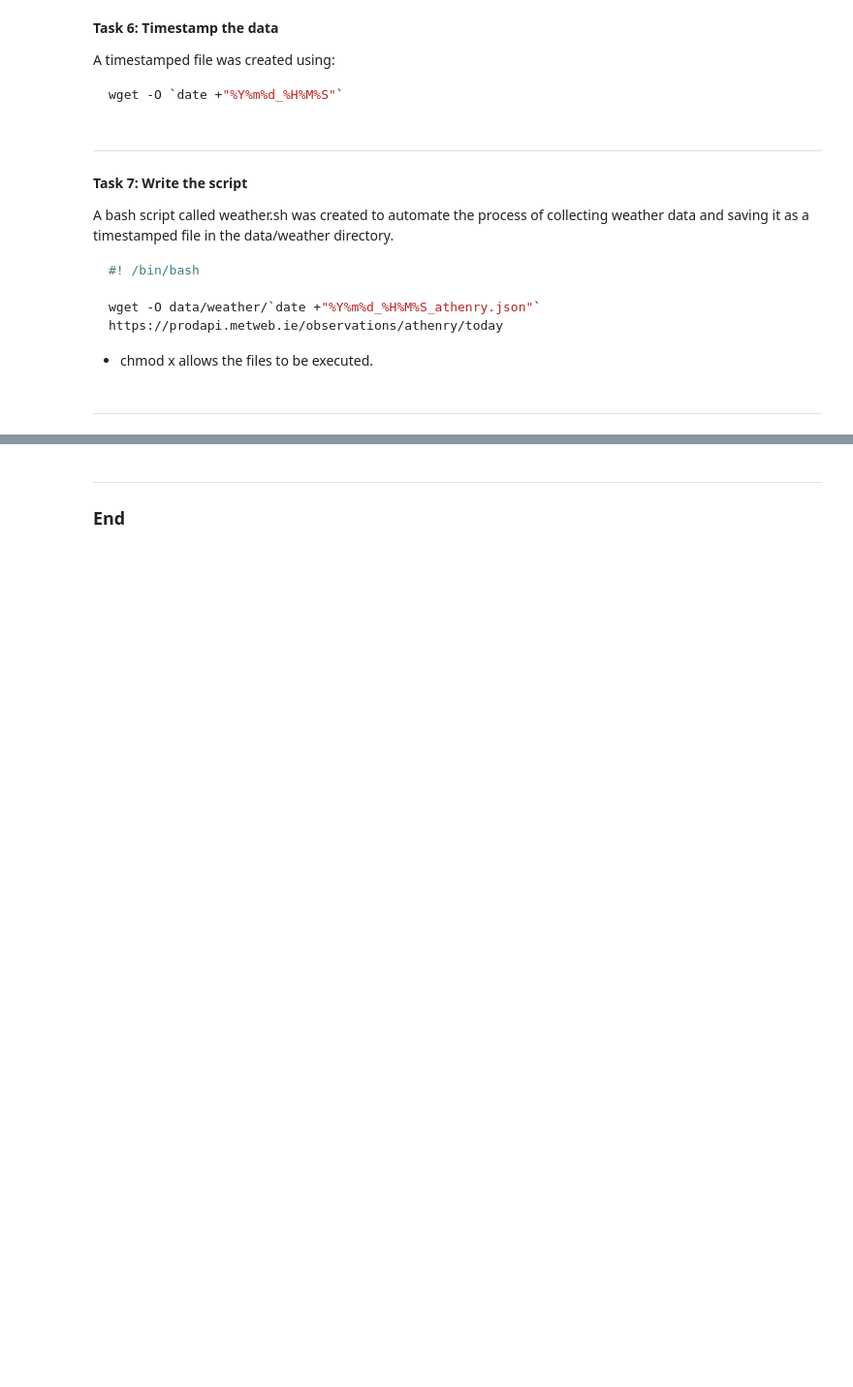
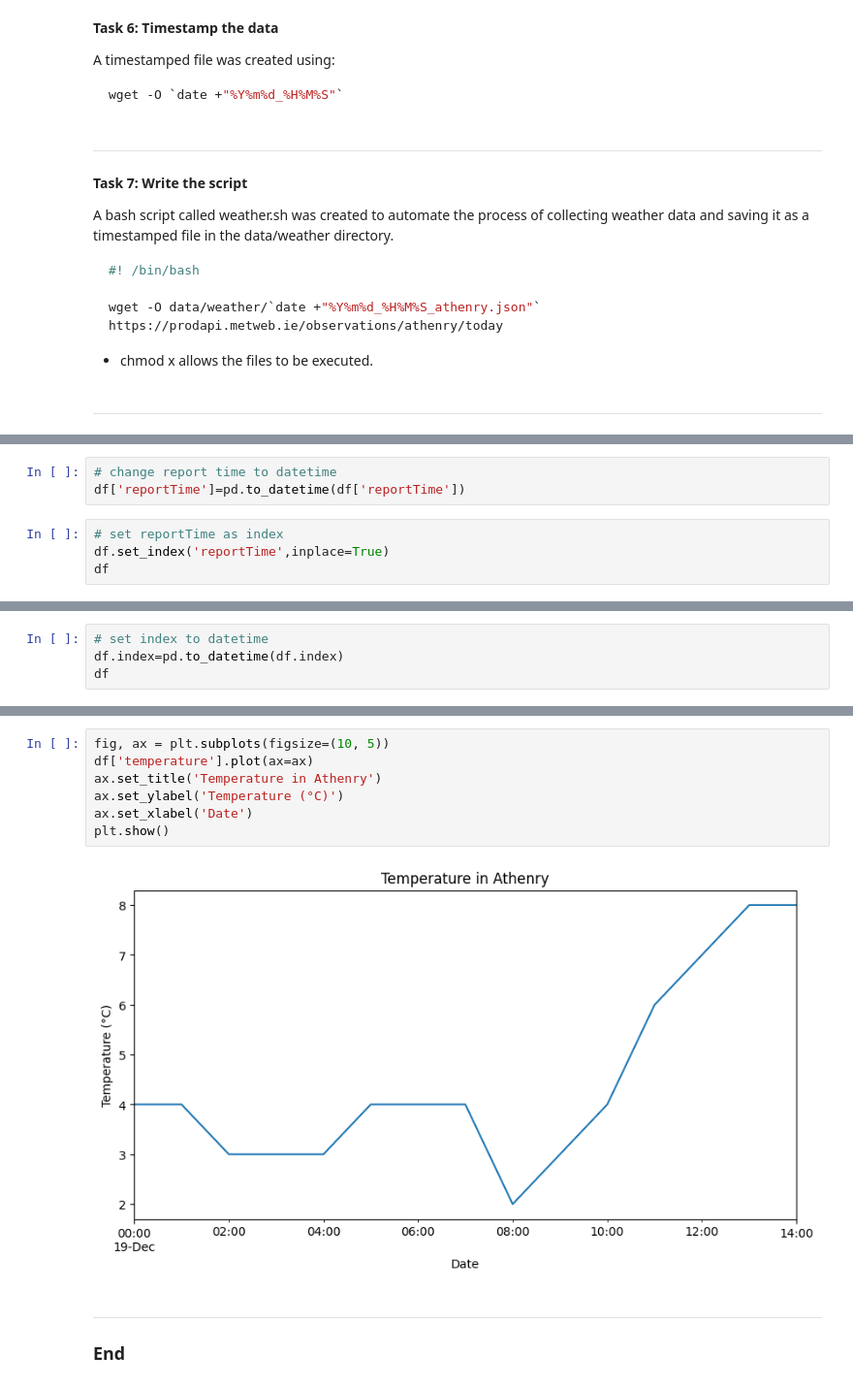
Before and after one commit to lryan30/CI_assessment, a Jupyter notebook: weather.ipynb, the cells around one changed output, grey strips where cells are left out. Shown at 97% size. Cells and saved outputs as stored; diff of their text form; blank space fills up the shorter version.

Commit message:
added temp plot

```diff
--- a/weather.ipynb
+++ b/weather.ipynb
@@ -110,0 +113,7 @@ df.tail()
+# %%
+# change report time to datetime
+df['reportTime']=pd.to_datetime(df['reportTime'])
+# %%
+# set reportTime as index
+df.set_index('reportTime',inplace=True)
+df
@@ -110,0 +138,4 @@ df.tail()
+# %%
+# set index to datetime
+df.index=pd.to_datetime(df.index)
+df
@@ -111,3 +160,12 @@ df.tail()
+# %%
+fig, ax = plt.subplots(figsize=(10, 5))
+df['temperature'].plot(ax=ax)
+ax.set_title('Temperature in Athenry')
+ax.set_ylabel('Temperature (°C)')
+ax.set_xlabel('Date')
+plt.show()
+# %% [output]
+[figure, added]
 # %% [markdown]
 ***
 ### End
```
Also changed, not shown: parts of 6 cells of this notebook.
